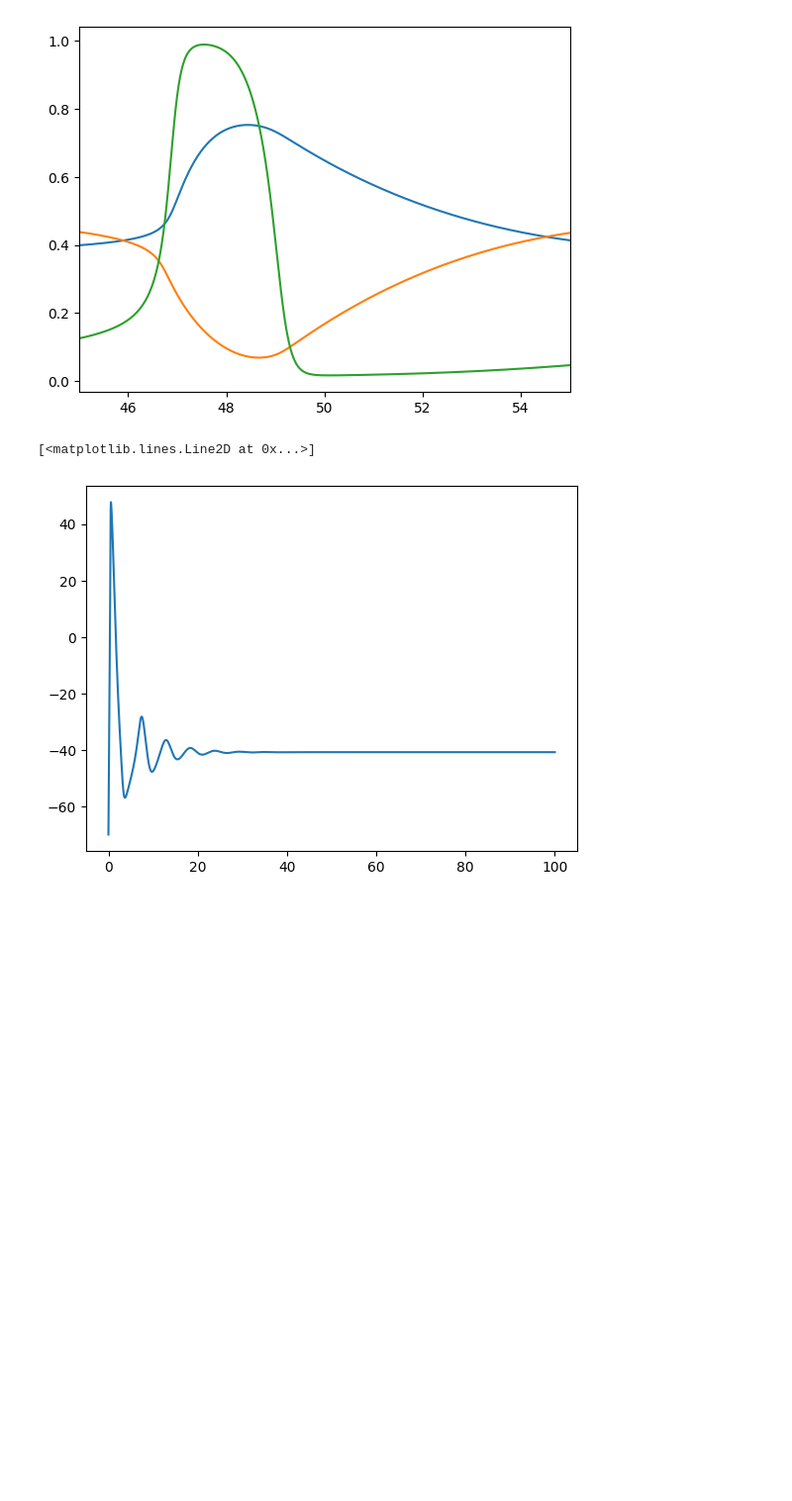
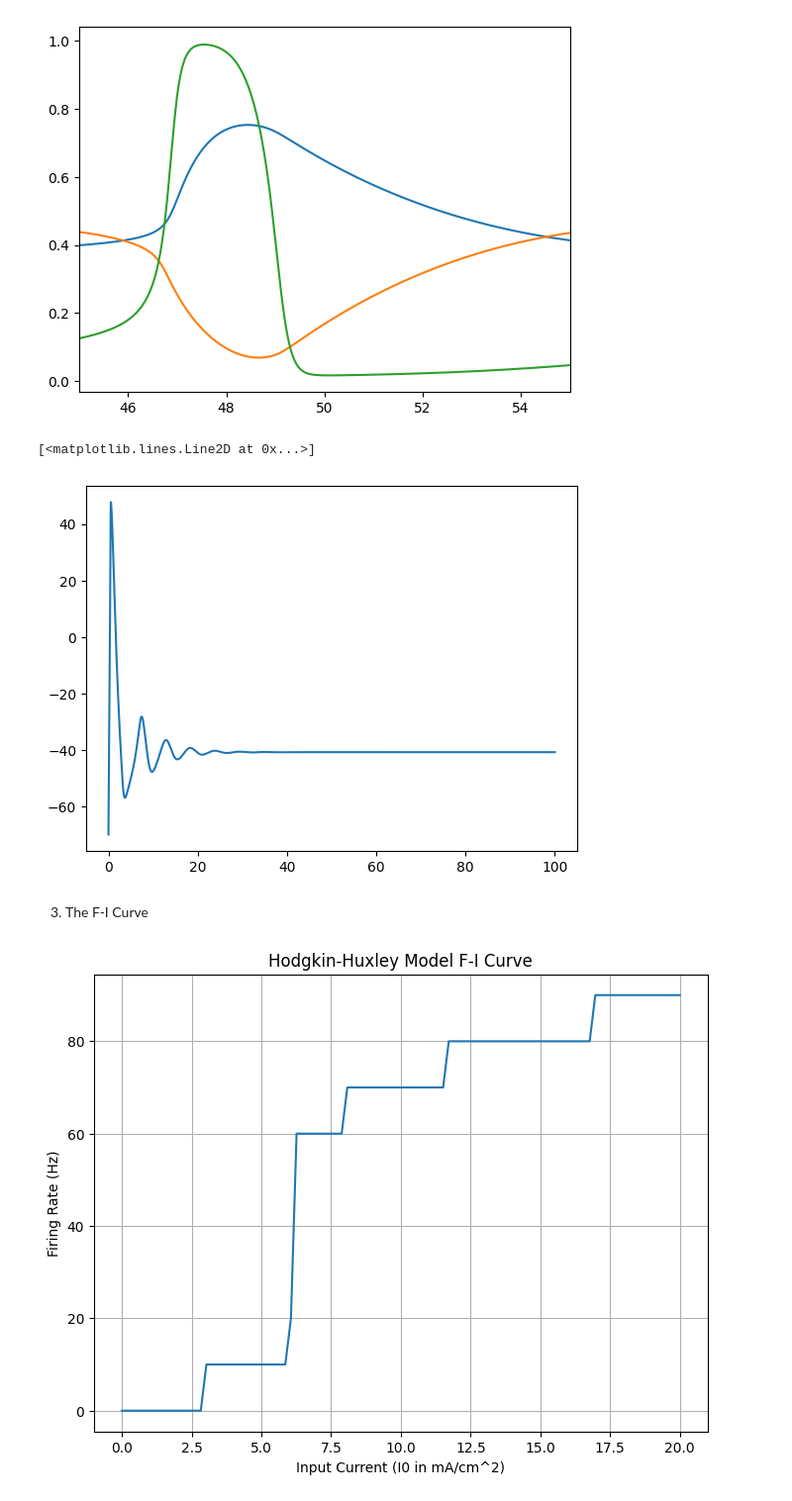
Before and after one commit to witchofizalith/MA665_HW, a Jupyter notebook: assignment2/challenges_HH.ipynb, the cells around one changed output. Shown at 99% size. Saved outputs shown, nothing was run; the diff lists cells and outputs as text; code cells hidden in the pictures; blank space fills up the shorter version.

```diff
--- a/assignment2/challenges_HH.ipynb
+++ b/assignment2/challenges_HH.ipynb
@@ -90,3 +86,79 @@ plt.plot(t,V)
 # %% [output]
 [<matplotlib.lines.Line2D at 0x...>]
 [figure]
+# %% [markdown]
+3. The F-I Curve
+# %%
+
+import numpy as np
+import matplotlib.pyplot as plt
+
+# Define the HH model (with missing parameter definitions)
+def HH(I0, T0=100):
+    # Define model parameters (use your parameter values)
+    dt = 0.01
+    T = int(np.ceil(T0 / dt))
+    t = np.arange(0, T) * dt
+
+    V = np.zeros(T)
+    m = np.zeros(T)
+    h = np.zeros(T)
+    n = np.zeros(T)
+
+    # Initialize model state variables
+    V[0] = -70.0
+    m[0] = 0.05
+    h[0] = 0.54
+    n[0] = 0.34
+
+    # Define constants (use your parameter values)
+    gNa0 = 120.0
+    ENa = 115.0
+    gK0 = 36.0
+    EK = -12.0
+    gL0 = 0.3
+    EL = 10.6
+
+    firing_rate = 0  # Initialize firing rate
+
+    for i in range(0, T - 1):
+        # Update model variables (use your HH equations)
+        V[i + 1] = V[i] + dt * (
+                gNa0 * m[i] ** 3 * h[i] * (ENa - (V[i] + 65)) +
+                gK0 * n[i] ** 4 * (EK - (V[i] + 65)) +
+                gL0 * (EL - (V[i] + 65)) + I0
+        )
+
+        m[i + 1] = m[i] + dt * (alphaM(V[i]) * (1 - m[i]) - betaM(V[i]) * m[i])
+        h[i + 1] = h[i] + dt * (alphaH(V[i]) * (1 - h[i]) - betaH(V[i]) * h[i])
+        n[i + 1] = n[i] + dt * (alphaN(V[i]) * (1 - n[i]) - betaN(V[i]) * n[i])
+
+        # Count spikes (threshold crossing)
+        if V[i] < 0 and V[i + 1] >= 0:
+            firing_rate += 1
+
+    # Calculate firing rate in Hz
+    firing_rate /= (T0 / 1000.0)  # Convert to Hz (milliseconds to seconds)
+
+    return firing_rate
+
+# Define input current range
+input_currents = np.linspace(0, 20, 100)  # Adjust the range as needed
+
+# Simulate the HH model for different input currents and calculate firing rates
+firing_rates = []
+
+for I0 in input_currents:
+    firing_rate = HH(I0, T0=100)  # Adjust T0 as needed
+    firing_rates.append(firing_rate)
+
+# Plot the F-I curve
+plt.figure(figsize=(8, 6))
+plt.plot(input_currents, firing_rates)
+plt.xlabel('Input Current (I0 in mA/cm^2)')
+plt.ylabel('Firing Rate (Hz)')
+plt.title('Hodgkin-Huxley Model F-I Curve')
+plt.grid(True)
+plt.show()
+# %% [output]
+[figure, added]
```
Also changed, not shown: parts of 5 cells of this notebook, 3 other files.
